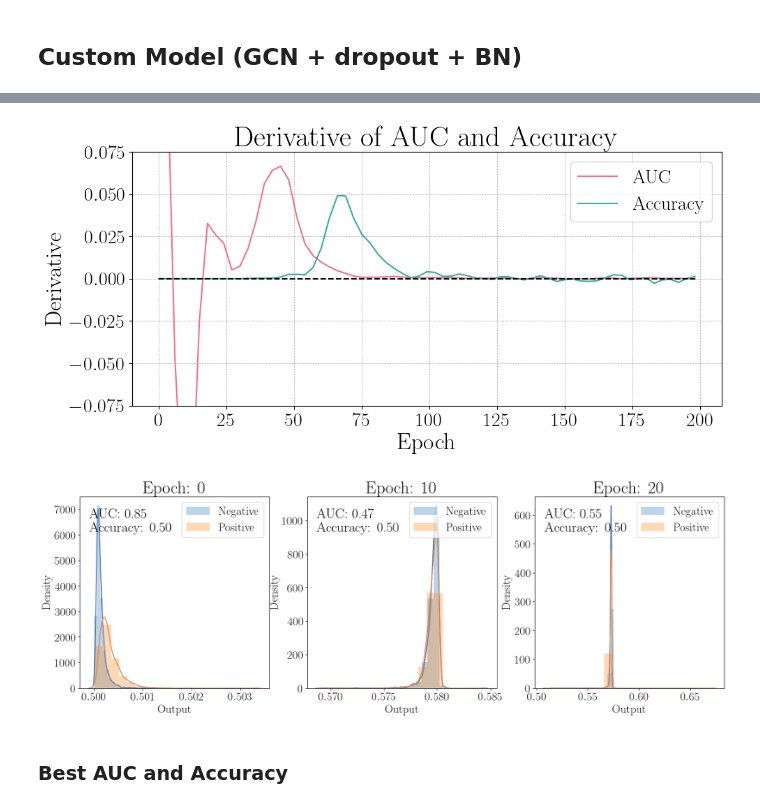
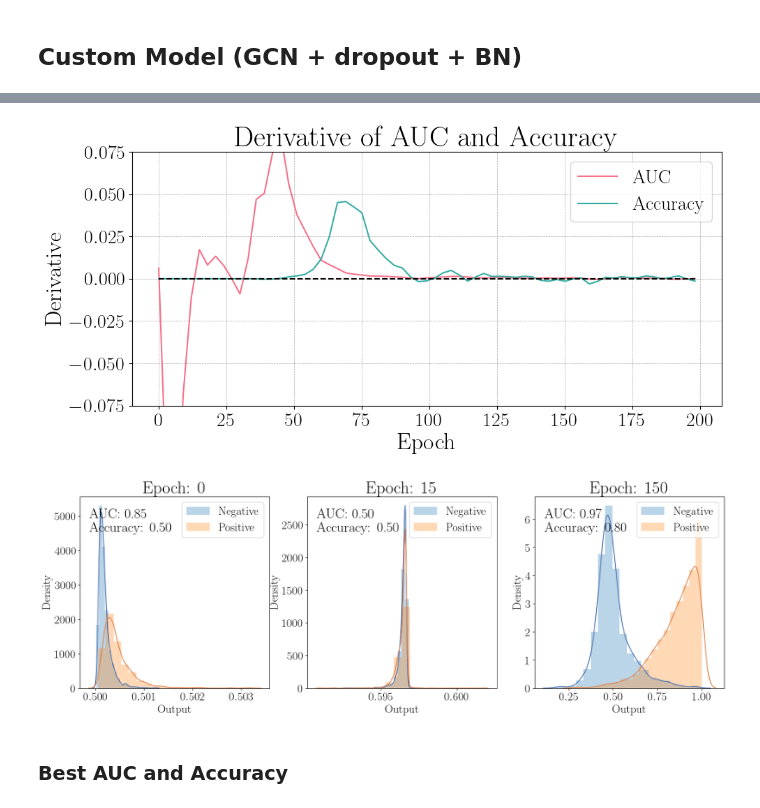
Before and after one commit to paololapo/NetworkReconstruction, a Jupyter notebook: GNN/networkReconstruction.ipynb, the cells around one changed output, grey strips where cells are left out. Saved outputs shown, nothing was run; the diff lists cells and outputs as text; code cells hidden in the pictures.

Commit message:
Improved plots

```diff
--- a/GNN/networkReconstruction.ipynb
+++ b/GNN/networkReconstruction.ipynb
@@ -1177,6 +1230,6 @@ train_acc_history, train_auc_history, val_acc_history, val_auc_history, loss_his
         early_stopping_patience=100,
         corrupt=False,
         corrupt_percentage=0.1,
-        save_best_model=True
+        save_best_model=False
     )
 # %% [output]
@@ -1210,13 +1263,13 @@ fig.show();
 fig, ax = plot_derivatives(val_acc_history, val_auc_history)
 fig.show();
 # %% [output]
-[figure, old version]
+[figure, new version]
 # %%
 fig, ax = plot_histograms(*get_histograms(train_data, val_data, model, trainer,
-                                          checks=[0, 10, 20]))
+                                          checks=[0, 15, 150]))
 fig.show();
 # %% [output]
-[figure, old version]
+[figure, new version]
 # %% [markdown]
 ### Best AUC and Accuracy
 # %%
```
Also changed, not shown: parts of 28 cells of this notebook.
